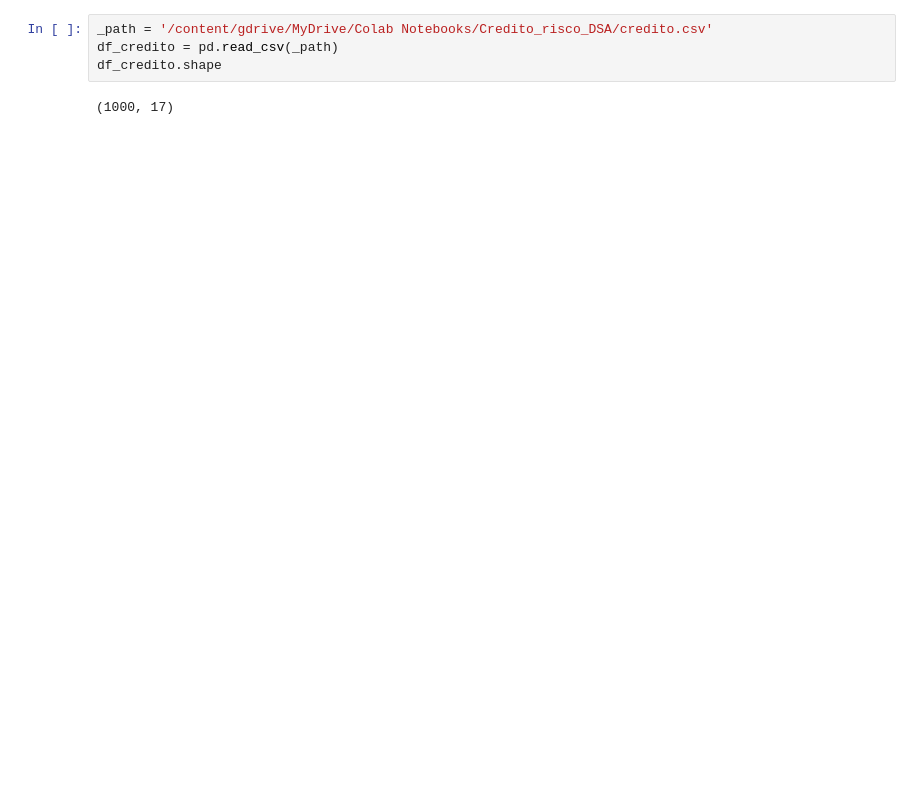
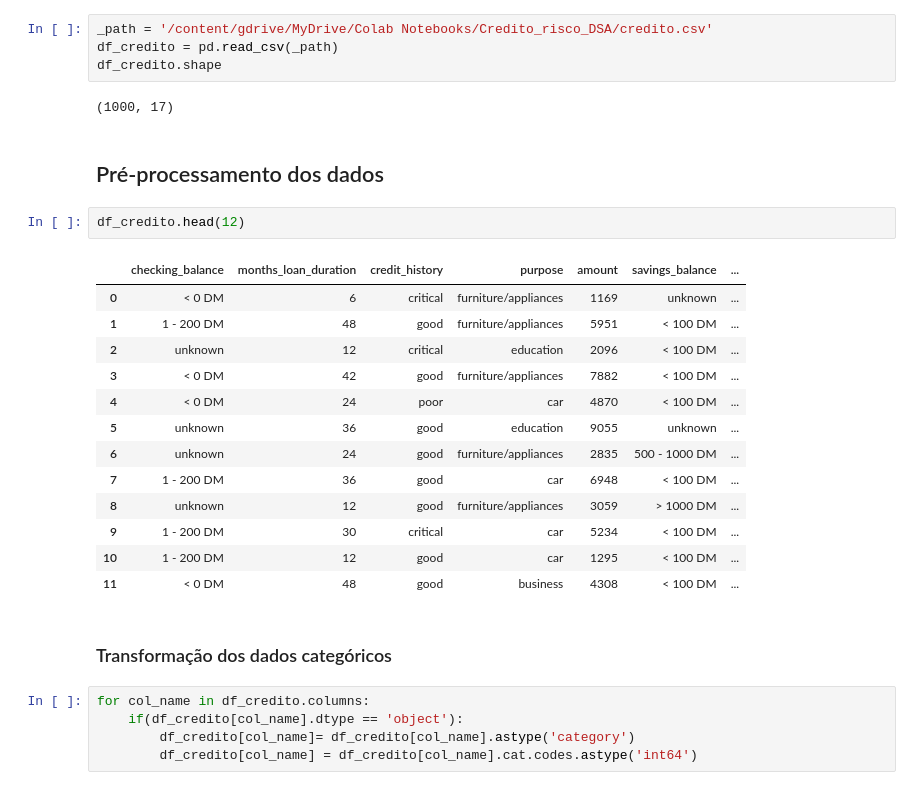
Before and after one commit to wander-asb/Estudos_ML, a Jupyter notebook: Risco_credito.ipynb, the cells around one changed output. Saved outputs shown, nothing was run; the diff lists cells and outputs as text; blank space fills up the shorter version.

```diff
--- a/Risco_credito.ipynb
+++ b/Risco_credito.ipynb
@@ -15,3 +20,28 @@ df_credito = pd.read_csv(_path)
 df_credito.shape
 # %% [output]
 (1000, 17)
+# %% [markdown]
+## Pré-processamento dos dados
+# %%
+df_credito.head(12)
+# %% [output]
+|  | checking_balance | months_loan_duration | credit_history | purpose | amount | savings_balance | ... |
+| 0 | < 0 DM | 6 | critical | furniture/appliances | 1169 | unknown | ... |
+| 1 | 1 - 200 DM | 48 | good | furniture/appliances | 5951 | < 100 DM | ... |
+| 2 | unknown | 12 | critical | education | 2096 | < 100 DM | ... |
+| 3 | < 0 DM | 42 | good | furniture/appliances | 7882 | < 100 DM | ... |
+| 4 | < 0 DM | 24 | poor | car | 4870 | < 100 DM | ... |
+| 5 | unknown | 36 | good | education | 9055 | unknown | ... |
+| 6 | unknown | 24 | good | furniture/appliances | 2835 | 500 - 1000 DM | ... |
+| 7 | 1 - 200 DM | 36 | good | car | 6948 | < 100 DM | ... |
+| 8 | unknown | 12 | good | furniture/appliances | 3059 | > 1000 DM | ... |
+| 9 | 1 - 200 DM | 30 | critical | car | 5234 | < 100 DM | ... |
+| 10 | 1 - 200 DM | 12 | good | car | 1295 | < 100 DM | ... |
+| 11 | < 0 DM | 48 | good | business | 4308 | < 100 DM | ... |
+# %% [markdown]
+### Transformação dos dados categóricos
+# %%
+for col_name in df_credito.columns:
+    if(df_credito[col_name].dtype == 'object'):
+        df_credito[col_name]= df_credito[col_name].astype('category')
+        df_credito[col_name] = df_credito[col_name].cat.codes.astype('int64')
```
Also changed, not shown: parts of 10 cells of this notebook.
